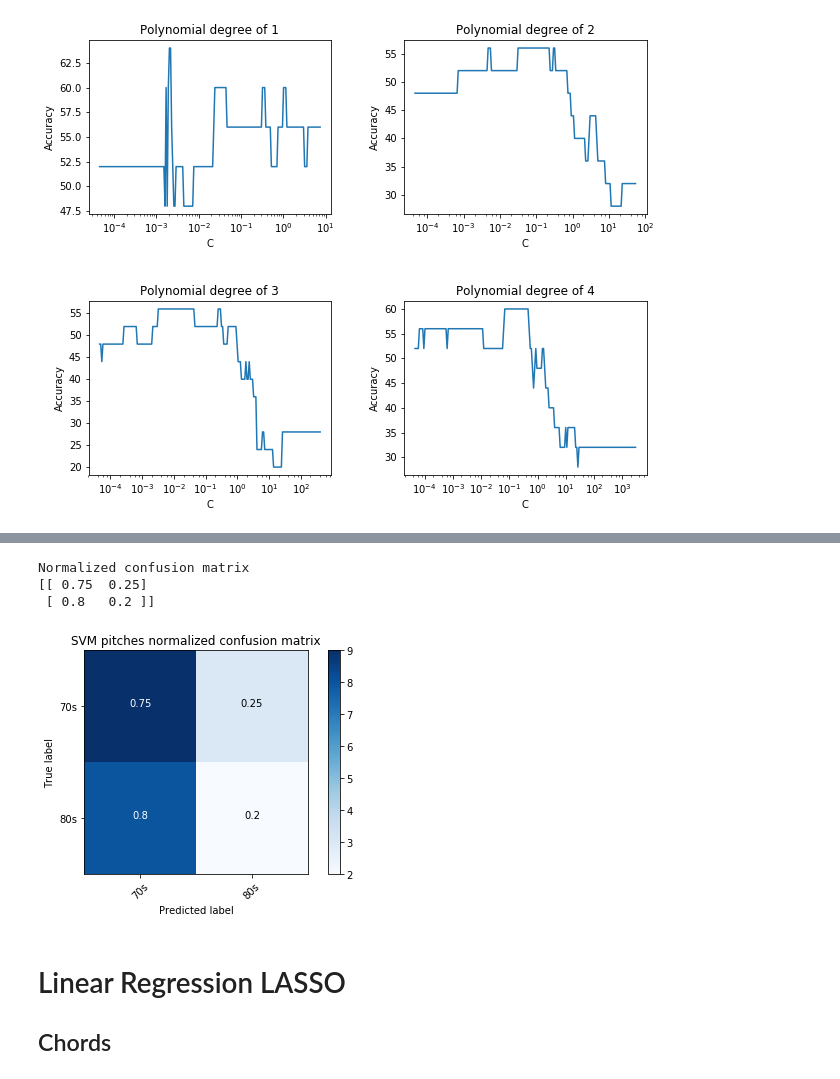
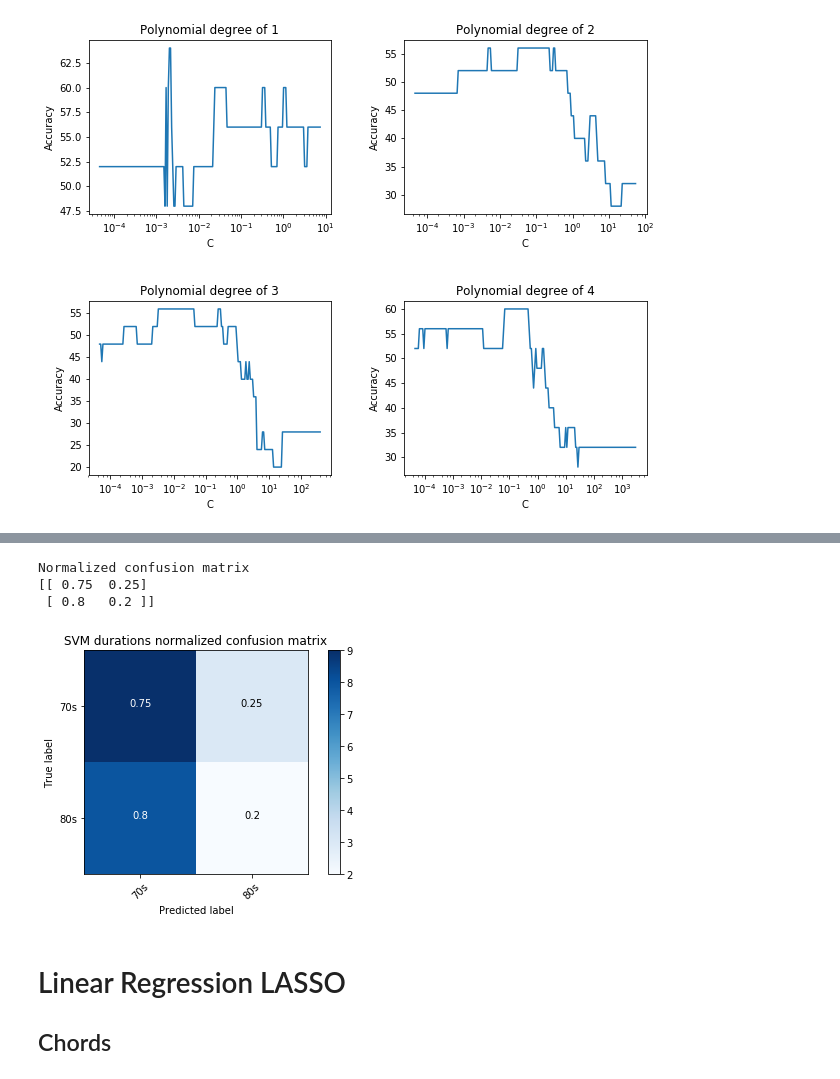
Before and after one commit to Cuspian/MachineLearning, a Jupyter notebook: MIDIReader.ipynb, the cells around one changed output, grey strips where cells are left out. Drawn from its saved outputs; the diff is of its cells as text; code cells hidden in the pictures.

```diff
--- a/MIDIReader.ipynb
+++ b/MIDIReader.ipynb
@@ -435,11 +381,11 @@ Confusion matrix, without normalization
 # %%
 plot_confusion_matrix(confusion_matrix(Y_test, Y_predict), classes=['70s', '80s'], normalize=True,
-                      title='SVM pitches normalized confusion matrix')
+                      title='SVM durations normalized confusion matrix')
 # %% [output]
 Normalized confusion matrix
 [[ 0.75  0.25]
  [ 0.8   0.2 ]]
-[figure, old version]
+[figure, new version]
 # %% [markdown]
 # Linear Regression LASSO
 
```
Also changed, not shown: parts of 8 cells of this notebook.
